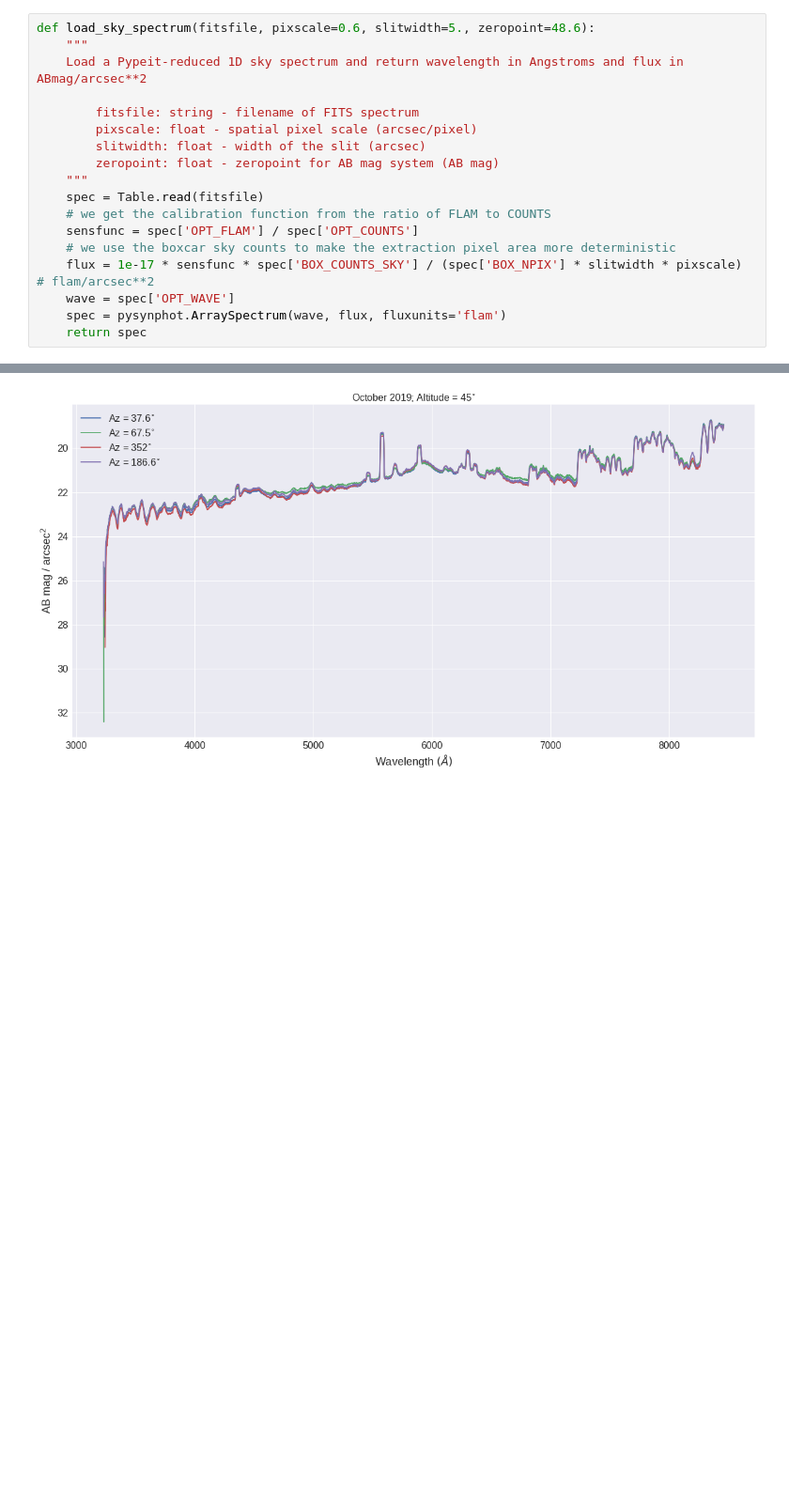
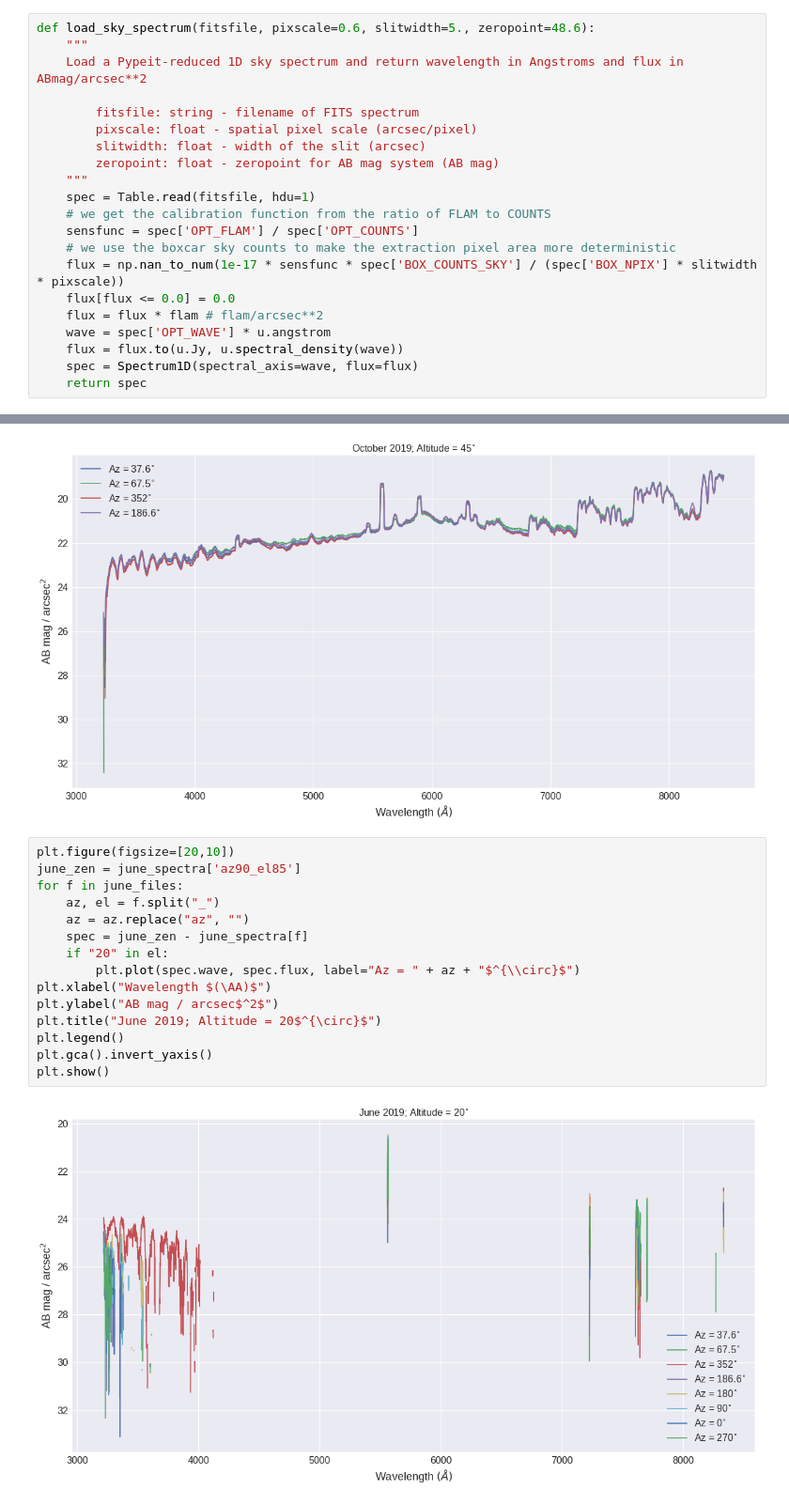
Before and after one commit to MMTObservatory/mmto_sky_brightness, a Jupyter notebook: sky_spectra.ipynb, the cells around one changed output, grey strips where cells are left out. Shown at 94% size. Saved outputs shown, nothing was run; the diff lists cells and outputs as text; blank space fills up the shorter version.

```diff
--- a/sky_spectra.ipynb
+++ b/sky_spectra.ipynb
@@ -38,13 +47,16 @@ def load_sky_spectrum(fitsfile, pixscale=0.6, slitwidth=5., zeropoint=48.6):
         slitwidth: float - width of the slit (arcsec)
         zeropoint: float - zeropoint for AB mag system (AB mag)
     """
-    spec = Table.read(fitsfile)
+    spec = Table.read(fitsfile, hdu=1)
     # we get the calibration function from the ratio of FLAM to COUNTS
     sensfunc = spec['OPT_FLAM'] / spec['OPT_COUNTS']
     # we use the boxcar sky counts to make the extraction pixel area more deterministic
-    flux = 1e-17 * sensfunc * spec['BOX_COUNTS_SKY'] / (spec['BOX_NPIX'] * slitwidth * pixscale)  # flam/arcsec**2
-    wave = spec['OPT_WAVE']
-    spec = pysynphot.ArraySpectrum(wave, flux, fluxunits='flam')
+    flux = np.nan_to_num(1e-17 * sensfunc * spec['BOX_COUNTS_SKY'] / (spec['BOX_NPIX'] * slitwidth * pixscale))
+    flux[flux <= 0.0] = 0.0
+    flux = flux * flam # flam/arcsec**2
+    wave = spec['OPT_WAVE'] * u.angstrom
+    flux = flux.to(u.Jy, u.spectral_density(wave))
+    spec = Spectrum1D(spectral_axis=wave, flux=flux)
     return spec
 # %%
 sky1 = Table.read("../Sky1.txt", format='ascii', names=['wave', 'abmag'])
@@ -262,3 +282,20 @@ plt.gca().invert_yaxis()
 plt.show()
 # %% [output]
 [figure]
+# %%
+plt.figure(figsize=[20,10])
+june_zen = june_spectra['az90_el85']
+for f in june_files:
+    az, el = f.split("_")
+    az = az.replace("az", "")
+    spec = june_zen - june_spectra[f]
+    if "20" in el:
+        plt.plot(spec.wave, spec.flux, label="Az = " + az + "$^{\\circ}$")
+plt.xlabel("Wavelength $(\AA)$")
+plt.ylabel("AB mag / arcsec$^2$")
+plt.title("June 2019; Altitude = 20$^{\circ}$")
+plt.legend()
+plt.gca().invert_yaxis()
+plt.show()
+# %% [output]
+[figure, added]
```
Also changed, not shown: parts of 8 cells of this notebook, 2 other files.
